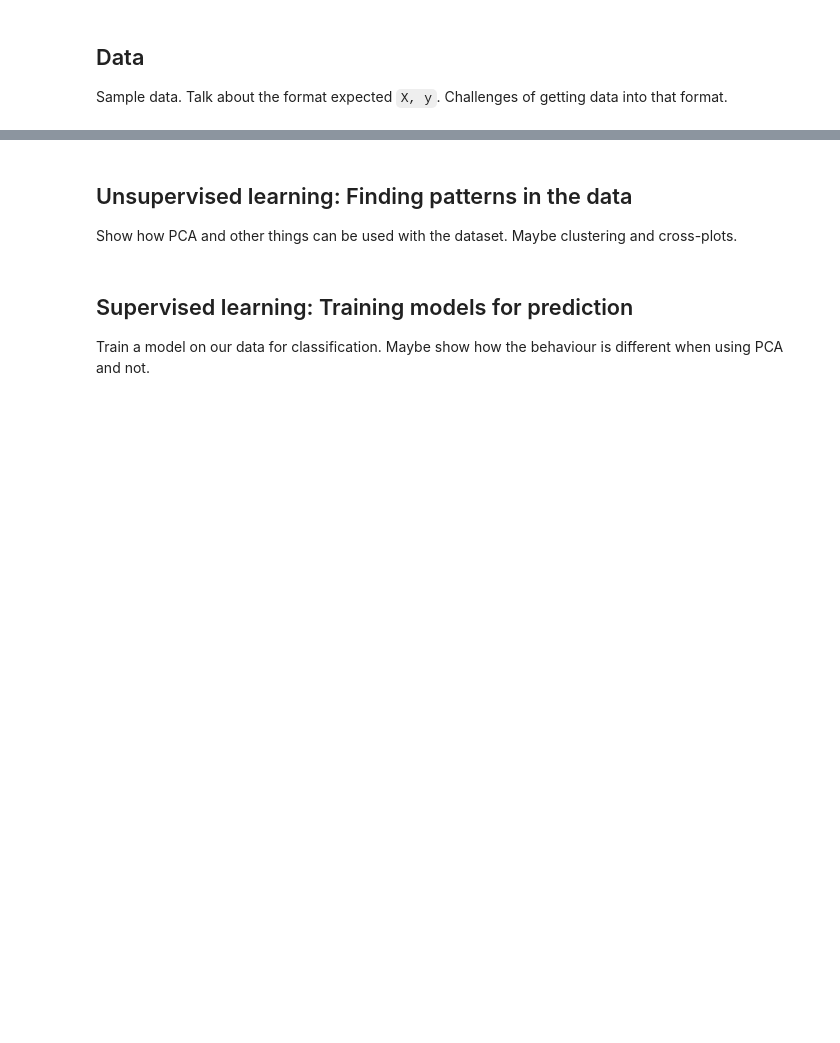
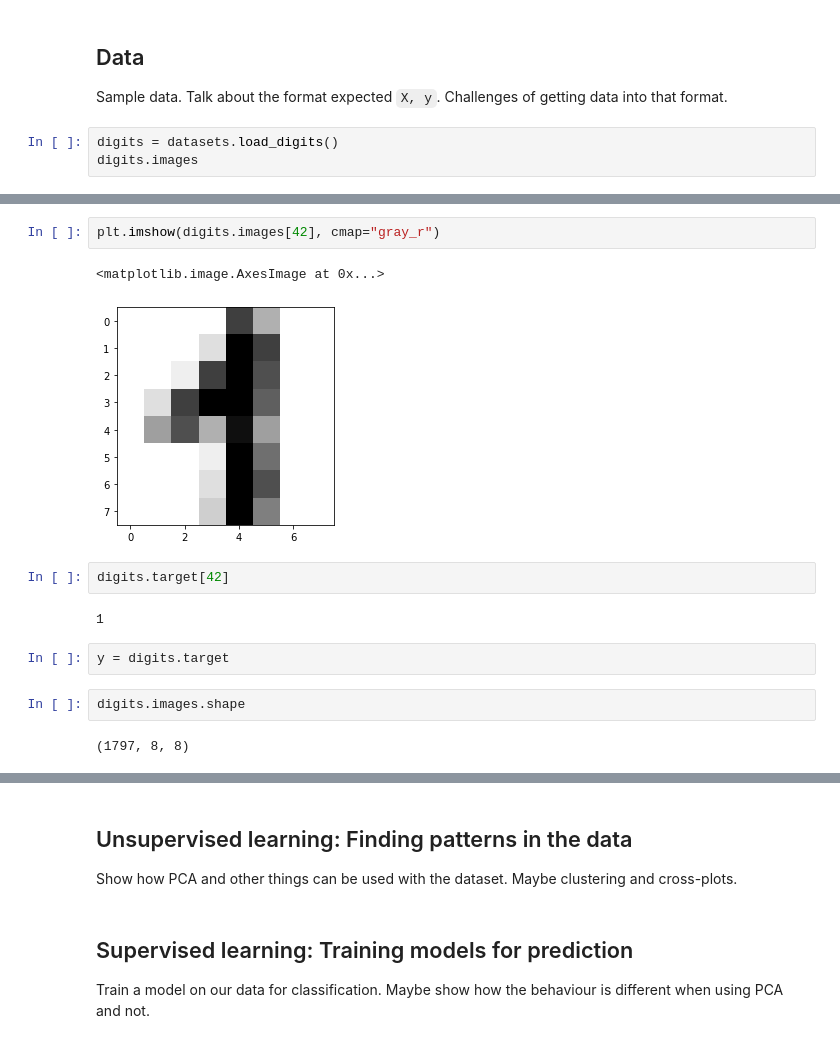
Before and after one commit to leouieda/ml-intro, a Jupyter notebook: introduction.ipynb, the cells around one changed output, grey strips where cells are left out. Cells and saved outputs as stored; diff of their text form; blank space fills up the shorter version.

Commit message:
Start using the digits dataset

```diff
--- a/introduction.ipynb
+++ b/introduction.ipynb
@@ -51,3 +59,6 @@ import numpy as np
 ## Data
 
 Sample data. Talk about the format expected `X, y`. Challenges of getting data into that format.
+# %%
+digits = datasets.load_digits()
+digits.images
@@ -53,0 +94,15 @@ Sample data. Talk about the format expected `X, y`. Challenges of getting data i
+# %%
+plt.imshow(digits.images[42], cmap="gray_r")
+# %% [output]
+<matplotlib.image.AxesImage at 0x...>
+[figure, added]
+# %%
+digits.target[42]
+# %% [output]
+1
+# %%
+y = digits.target
+# %%
+digits.images.shape
+# %% [output]
+(1797, 8, 8)
```
Also changed, not shown: parts of 10 cells of this notebook.
